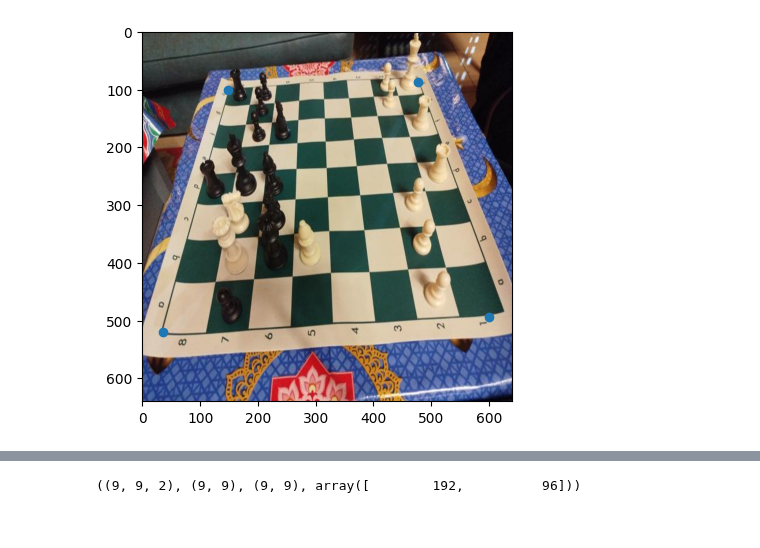
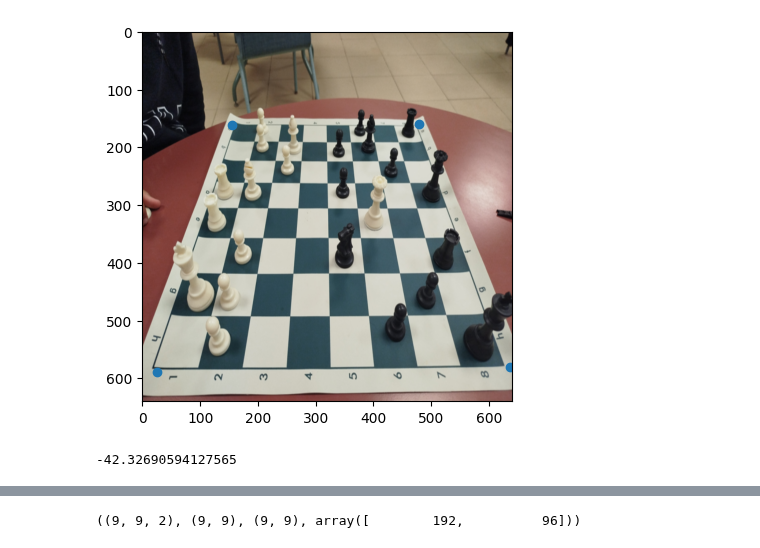
Before and after one commit to MostafaBelo/thesis_chess_lens, a Jupyter notebook: src/PieceDetection/PieceCropper_3D/main.ipynb, the cells around one changed output, grey strips where cells are left out. Cells and saved outputs as stored; diff of their text form; code cells hidden in the pictures.

Commit message:
dynamic camera angle

```diff
--- a/src/PieceDetection/PieceCropper_3D/main.ipynb
+++ b/src/PieceDetection/PieceCropper_3D/main.ipynb
@@ -16,27 +16,27 @@ dataloader = ChessDataset.getLoader(dataset, batch_size=4, num_worders=0)
 # %%
 # for img, label in dataset:
     # _, H, W = img.shape
     # print(label)
     # plt.imshow(img.permute(1,2,0));
     # plt.scatter(label["corners"][:,0], label["corners"][:,1])
 
     # print(H, W)
     # break
 
-img, _ = dataset[9]
+img, _ = dataset[120]
 
 # img = ChessLens.ChessLensImage("./Dataset/img_3.jpeg")
 img = ChessLens.ChessLensImage(img)
 img.detect_board()
 _, H, W = img.img.shape
 label = {
     "corners": img.board_detection
 }
 
 plt.imshow(img.img.permute(1,2,0));
 plt.scatter(img.board_detection[:,0], img.board_detection[:,1]);
 # %% [output]
-[figure, old version]
+[figure, new version]
 # %%
 s = 0
 cx = W/2
@@ -56,12 +56,61 @@ K = np.array([
 cam_point = np.array([0,0,.5])
 Z = cam_point[2]
 
-r_val = 1/np.sqrt(2)
-R_ = np.array([
-    [1, 0, 0],
-    [0, -r_val, -r_val],
-    [0, r_val, -r_val],
-])
+def extrinsics_from_planar_points(image_pts, K, L=1.0):
+    """
+    image_pts: (4,2) image coordinates in pixels, in known order (clockwise or ccw)
+    K: 3x3 camera intrinsics
+    L: side length of the square in world coordinates (any unit)
+    Returns:
+        R: 3x3 rotation matrix (world→camera)
+        t: 3x1 translation vector (world→camera)
+        H: 3x3 homography (plane→image)
+    """
+    # Define square points on the world plane Z=0
+    world_pts = np.array([
+        [0, 0],
+        [L, 0],
+        [L, L],
+        [0, L]
+    ], dtype=np.float64)
+
+    # Find homography (plane -> image)
+    H, _ = cv2.findHomography(world_pts, image_pts)
+
+    # Decompose using intrinsics
+    K_inv = np.linalg.inv(K)
+    h1, h2, h3 = H[:,0], H[:,1], H[:,2]
+
+    # Normalize rotation columns
+    lam = 1.0 / np.linalg.norm(K_inv @ h1)
+    r1 = lam * (K_inv @ h1)
+    r2 = lam * (K_inv @ h2)
+    r3 = np.cross(r1, r2)
+
+    R = np.column_stack((r1, r2, r3))
+    # Enforce orthonormality via SVD
+    U, _, Vt = np.linalg.svd(R)
+    R = U @ Vt
+
+    # Ensure a right-handed coordinate system
+    if np.linalg.det(R) < 0:
+        R[:, 2] *= -1
+
+    t = lam * (K_inv @ h3)
+    return R, t.reshape(3,1), H
+
+
+# r_val = 1/np.sqrt(2)
+# R_ = np.array([
+#     [1, 0, 0],
+#     [0, -r_val, -r_val],
+#     [0, r_val, -r_val],
+# ])
+
+R_, t, H = extrinsics_from_planar_points(img.board_detection.numpy(), K, 1)
+pitch = np.degrees(np.arctan2(R_[2,1], R_[1,1]))
+print(pitch)
+
 t = (-R_) @ cam_point.reshape((3,1))
 # t = np.array([
 #     [0],
@@ -71,6 +120,8 @@ t = (-R_) @ cam_point.reshape((3,1))
 
 R = np.concat([R_, t], axis=1)
 R = np.concat([R, np.array([[0,0,0,1]])], axis=0) # R: extrinsics of World -> Camera
+# %% [output]
+-42.32690594127565
 # %%
 def from_3d_to_2d(points: np.ndarray, K: np.ndarray, R: np.ndarray):
     N = points.shape[0]
```
Also changed, not shown: parts of 12 cells of this notebook, 2 other files.
